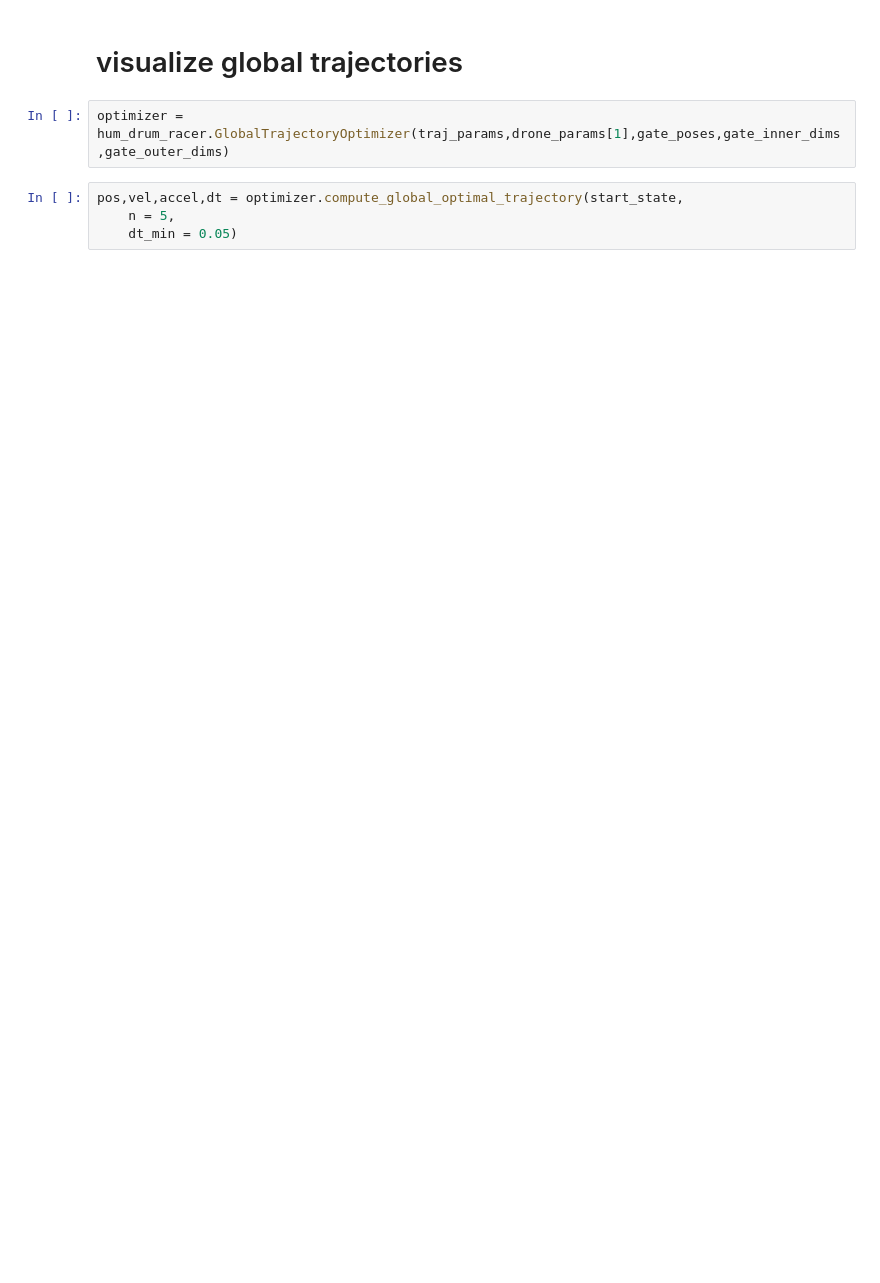
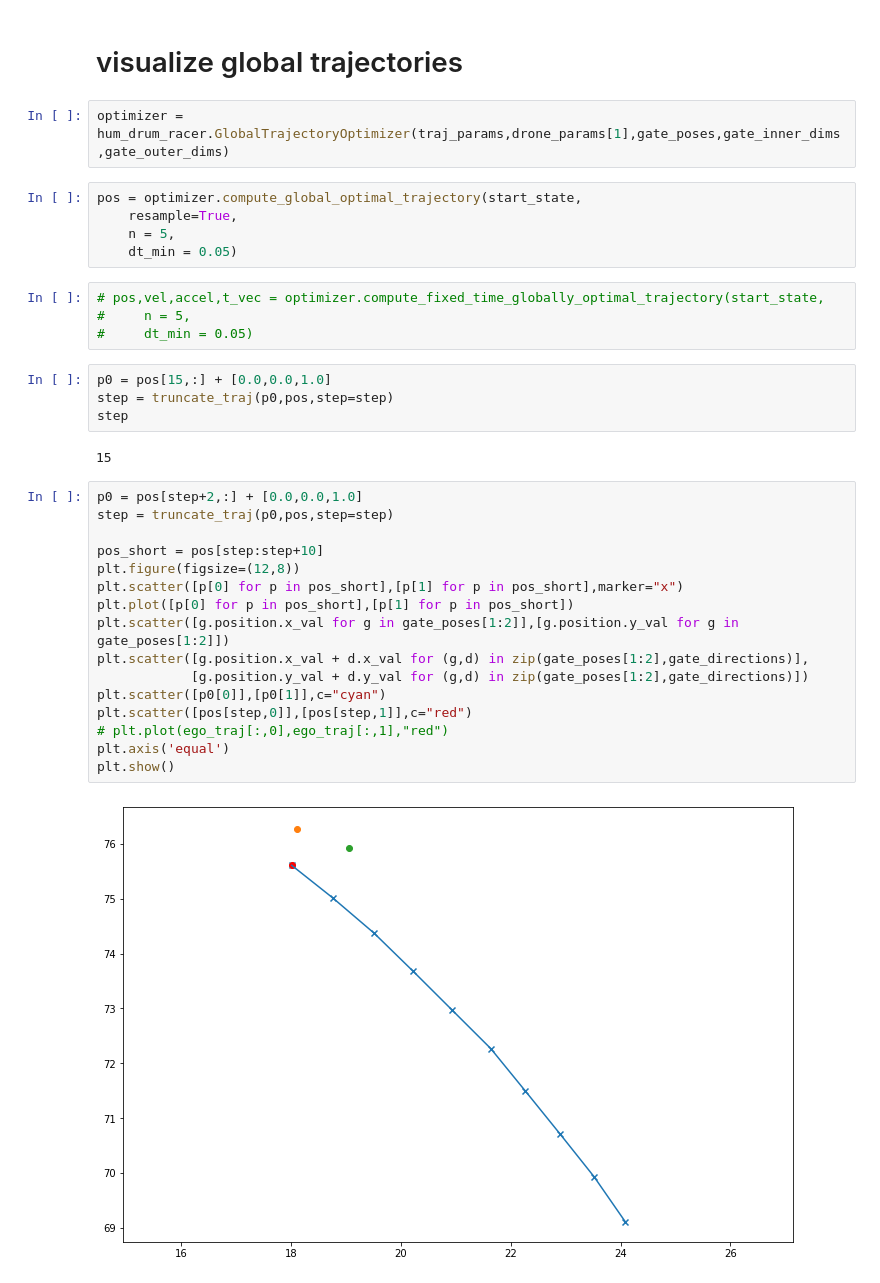
Before and after one commit to kylejbrown17/AirSim-NeurIPS2019-Drone-Racing, a Jupyter notebook: baselines/HumDrumExperiments.ipynb, the cells around one changed output. Cells and saved outputs as stored; diff of their text form; blank space fills up the shorter version.

```diff
--- a/baselines/HumDrumExperiments.ipynb
+++ b/baselines/HumDrumExperiments.ipynb
@@ -226,6 +334,35 @@ plt.show()
 # %%
 optimizer = hum_drum_racer.GlobalTrajectoryOptimizer(traj_params,drone_params[1],gate_poses,gate_inner_dims,gate_outer_dims)
 # %%
-pos,vel,accel,dt = optimizer.compute_global_optimal_trajectory(start_state,
+pos = optimizer.compute_global_optimal_trajectory(start_state,
+    resample=True,
     n = 5,
     dt_min = 0.05)
+# %%
+# pos,vel,accel,t_vec = optimizer.compute_fixed_time_globally_optimal_trajectory(start_state,
+#     n = 5,
+#     dt_min = 0.05)
+# %%
+p0 = pos[15,:] + [0.0,0.0,1.0]
+step = truncate_traj(p0,pos,step=step)
+step
+# %% [output]
+15
+# %%
+p0 = pos[step+2,:] + [0.0,0.0,1.0]
+step = truncate_traj(p0,pos,step=step)
+
+pos_short = pos[step:step+10]
+plt.figure(figsize=(12,8))
+plt.scatter([p[0] for p in pos_short],[p[1] for p in pos_short],marker="x")
+plt.plot([p[0] for p in pos_short],[p[1] for p in pos_short])
+plt.scatter([g.position.x_val for g in gate_poses[1:2]],[g.position.y_val for g in gate_poses[1:2]])
+plt.scatter([g.position.x_val + d.x_val for (g,d) in zip(gate_poses[1:2],gate_directions)],
+            [g.position.y_val + d.y_val for (g,d) in zip(gate_poses[1:2],gate_directions)])
+plt.scatter([p0[0]],[p0[1]],c="cyan")
+plt.scatter([pos[step,0]],[pos[step,1]],c="red")
+# plt.plot(ego_traj[:,0],ego_traj[:,1],"red")
+plt.axis('equal')
+plt.show()
+# %% [output]
+[figure, added]
```
Also changed, not shown: parts of 17 cells of this notebook, 2 other files.
